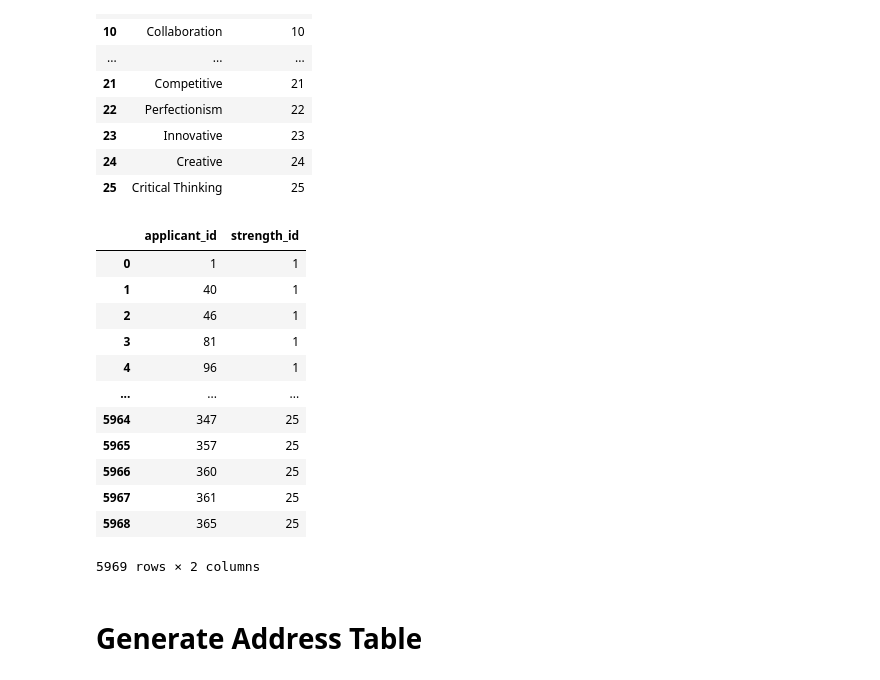
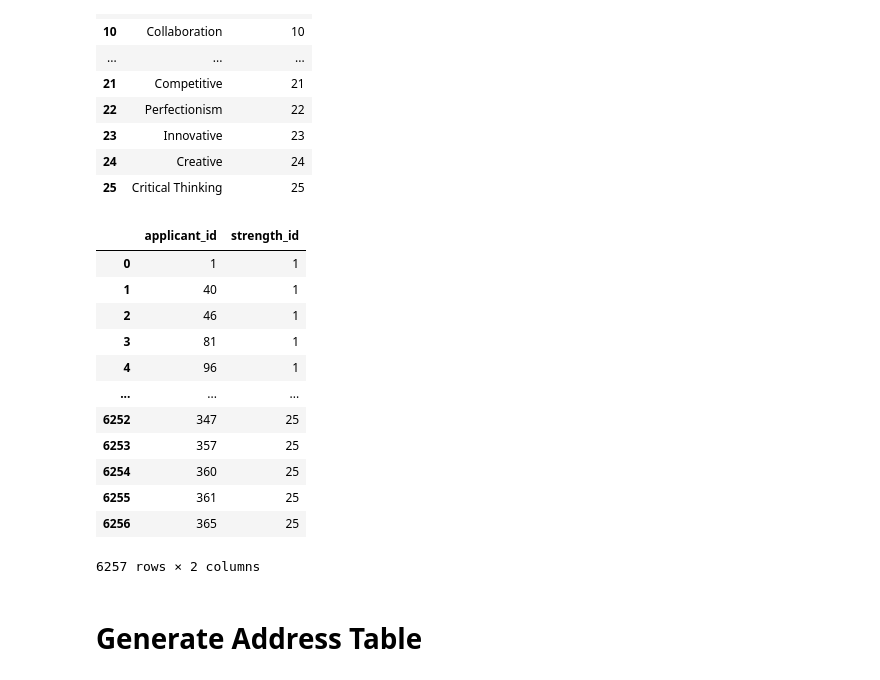
Before and after one commit to GurjinderB/SpartaGlobalETLPipeline, a Jupyter notebook: transform_to_tables.ipynb, the cells around one changed output. Saved outputs shown, nothing was run; the diff lists cells and outputs as text; code cells hidden in the pictures.

```diff
--- a/transform_to_tables.ipynb
+++ b/transform_to_tables.ipynb
@@ -5,9 +5 @@ from to_tables import *
 import pandas as pd
-# %%
-s3_clien = boto3.client('s3')
-files_dic = {'academy_csv': [], 'json': [], 'txt': [], 'csv': []}
-
-academy_csvs_file_nmes = extract_file_type(s3_clien, 'Academy', files_dic, 'csv')
-df = convert_all_to_df(files_dic['academy_csv'], 'csv', academy_csvs_file_nmes)
-
-display(df)
@@ -61,6 +26,7 @@ display(df_academy_csv)
 397 rows × 64 columns
 # %%
 df_csv = dataframes['csv']
+df_csv = clean_talent_csv(df_csv)
 display(df_csv)
 # %% [output]
 |  | id | name | gender | dob | email | city | address | postcode | phone_number | uni | ... |
@@ -112,0 +45,4 @@ display(df_txt)
+# %%
+df_json = dataframes['json']
+df_json = clean_talent_json(df_json)
+display(df_json)
@@ -262,21 +230,21 @@ def generate_strengths_junc_df(df, df2, strengths_df):
 
     return strengths_junc
 # %%
-display(generate_strengths_junc_df(df_json, df2_csv, strengths_df))
+display(generate_strengths_junc_df(df_json, df_csv, strengths_df))
 # %% [output]
 |  | applicant_id | strength_id |
 | 0 | 1 | 1 |
 | 1 | 40 | 1 |
 | 2 | 46 | 1 |
 | 3 | 81 | 1 |
 | 4 | 96 | 1 |
 | ... | ... | ... |
-| 5964 | 347 | 25 |
-| 5965 | 357 | 25 |
-| 5966 | 360 | 25 |
-| 5967 | 361 | 25 |
-| 5968 | 365 | 25 |
+| 6252 | 347 | 25 |
+| 6253 | 357 | 25 |
+| 6254 | 360 | 25 |
+| 6255 | 361 | 25 |
+| 6256 | 365 | 25 |
-5969 rows × 2 columns
+6257 rows × 2 columns
 # %% [markdown]
 # Generate Address Table
 # %%
```
Also changed, not shown: parts of 43 cells of this notebook, 4 other files.
